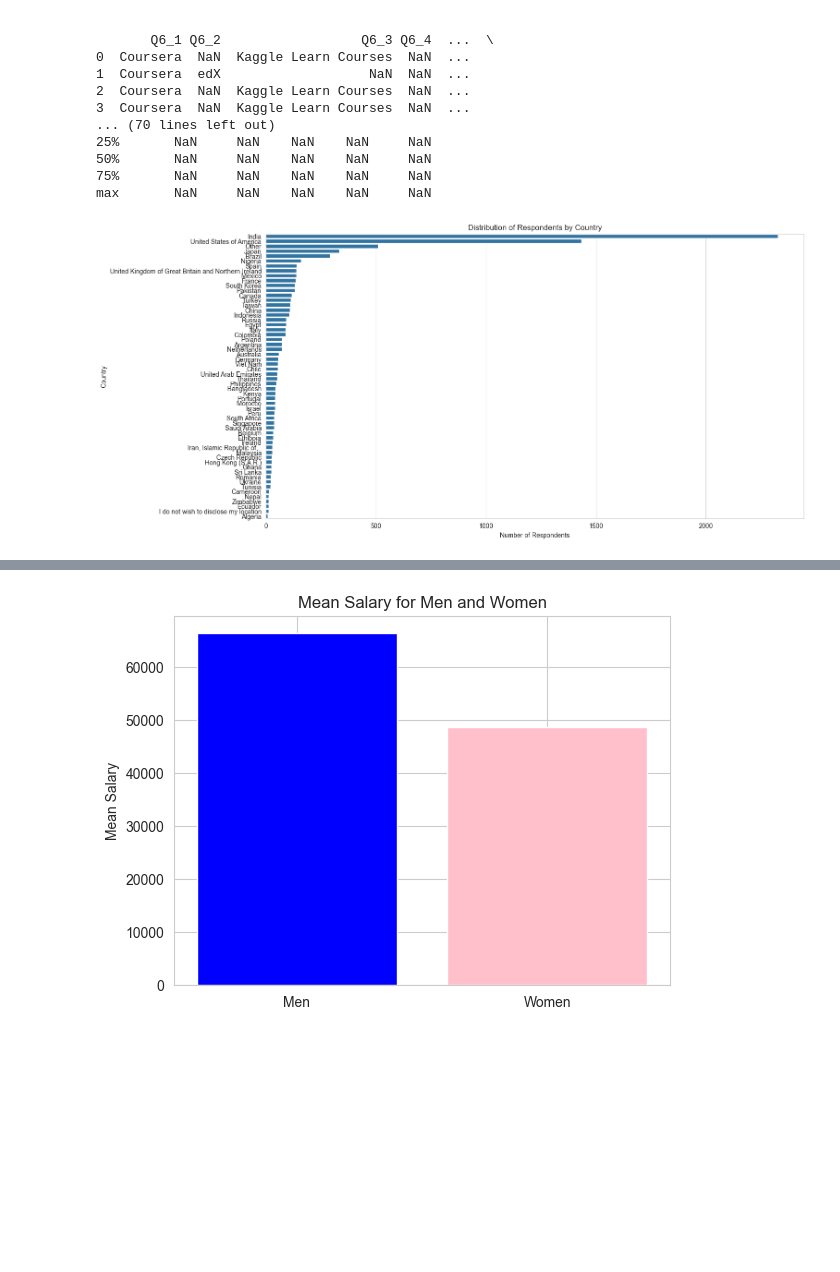
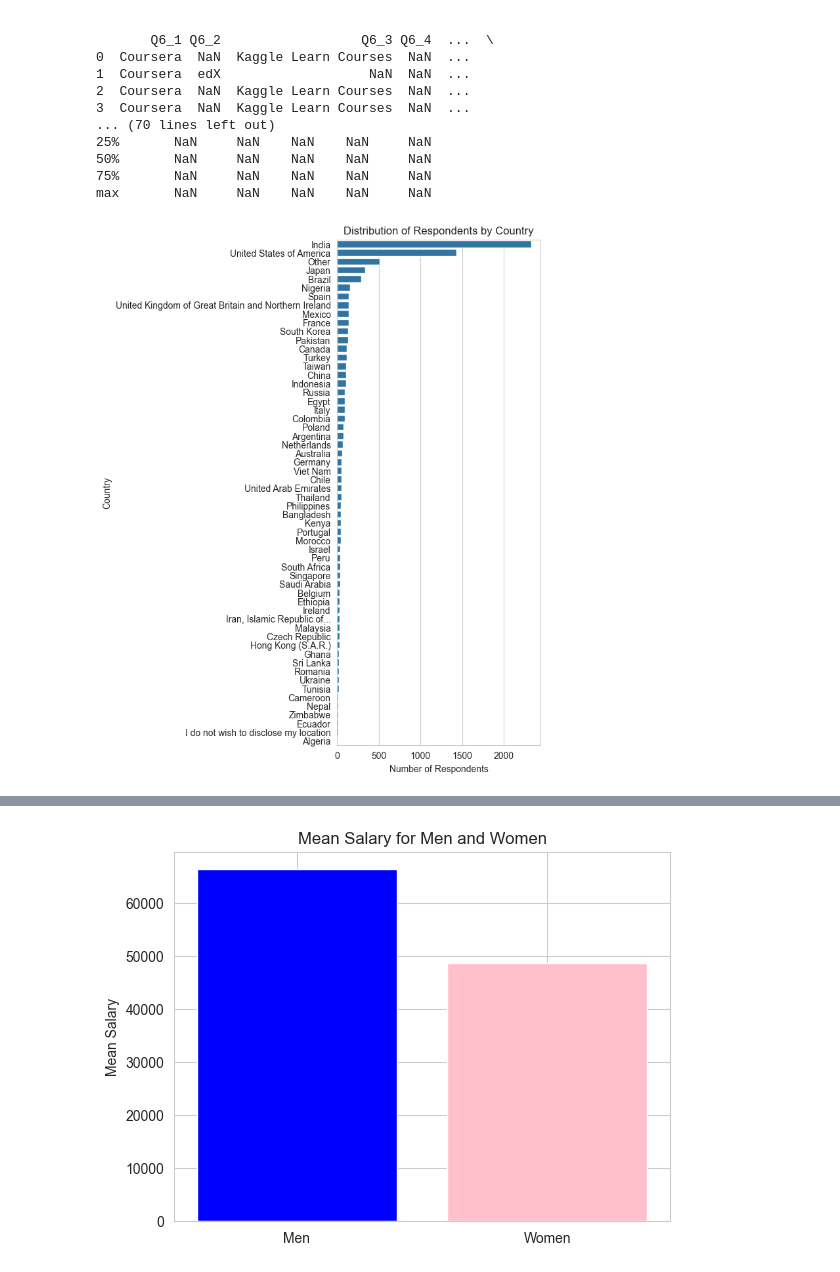
Before and after one commit to sourenpash/MIE162, a Jupyter notebook: Assignment 1/assignment_1.ipynb, the cells around one changed output, grey strips where cells are left out. Saved outputs shown, nothing was run; the diff lists cells and outputs as text; code cells hidden in the pictures; blank space fills up the shorter version.

Commit message:
Finished touch ups, added an extra two plots for question1 and used subplots to make things more compact

```diff
--- a/Assignment 1/assignment_1.ipynb
+++ b/Assignment 1/assignment_1.ipynb
@@ -33,35 +33,102 @@ print(df.describe())
 max       NaN     NaN    NaN    NaN     NaN
 # %%
 #Q1
-
 # Setting the aesthetics for the plots
 sns.set_style('whitegrid')
 
 # 1. Distribution of respondents across countries
-plt.figure(figsize=(15, 8))
+plt.figure(figsize=(4, 10))
 country_order = df['Q4'].value_counts().index
 sns.countplot(data=df, y='Q4', order=country_order)
 plt.title('Distribution of Respondents by Country')
 plt.xlabel('Number of Respondents')
 plt.ylabel('Country')
 plt.show()
 
 # 2. Age distribution of the respondents
-plt.figure(figsize=(10, 6))
-age_order = sorted(df['Q2'].unique())
-sns.histplot(data=df, x='Q2', bins=10, kde=True)
-plt.title('Age Distribution of Respondents')
-plt.xlabel('Age')
-plt.ylabel('Number of Respondents')
+# Mapping age ranges to representative values
+age_mapping = {
+    '18-21': '18-21',
+    '22-24': '22-24',
+    '25-29': '25-29',
+    '30-34': '30-34',
+    '35-39': '35-39',
+    '40-44': '40-44',
+    '45-49': '45-49',
+    '50-54': '50-54',
+    '55-59': '55-59',
+    '60-69': '60-69',
+    '70+': '70+'
+}
+
+# The mapping is redundant at this point, but I've kept it for clarity.
+df['age_ranges'] = df['Q2'].replace(age_mapping)
+
+# Sorting the dataframe based on the age ranges
+df = df.sort_values(by='age_ranges', key=lambda x: x.map({v: i for i, v in enumerate(age_mapping.keys())}))
+
+# Using the age ranges directly for plotting
+plt.figure(figsize=(4, 4))
+sns.histplot(data=df, x='age_ranges', hue='Q3', multiple="stack", discrete=True)
+plt.title('Age Distribution of Respondents by Gender')
+plt.xlabel('Age Ranges')
+plt.ylabel('Amount')
+plt.xticks(rotation=45)
+plt.tight_layout()
 plt.show()
 
 # 3. Distribution of educational qualifications
-plt.figure(figsize=(10, 6))
+plt.figure(figsize=(4, 4))
 education_order = df['Q8'].value_counts().index
 sns.countplot(data=df, y='Q8', order=education_order)
 plt.title('Distribution of Respondents by Education Level')
 plt.xlabel('Number of Respondents')
 plt.ylabel('Education Level')
 plt.show()
+
+# 4. Gender distribution of the respondents (Updated)
+gender_count = df['Q3'].value_counts()
+y = gender_count.values
+x = gender_count.index
+
+colors = ['yellowgreen','red','gold','lightskyblue','white','lightcoral','blue','pink']
+porcent = 100.*y/y.sum()
+
+patches, texts = plt.pie(y, colors=colors, startangle=90, radius=0.8)
+labels = ['{0} - {1:1.2f} %'.format(i,j) for i,j in zip(x, porcent)]
+
+sort_legend = True
+if sort_legend:
+    patches, labels, dummy =  zip(*sorted(zip(patches, labels, y),
+                                          key=lambda x: x[2],
+                                          reverse=True))
+
+plt.legend(patches, labels, loc='center left', bbox_to_anchor=(-0.1, 1.), fontsize=8)
+
+# Increase the vertical space for the title by adjusting the 'y' position
+plt.title('Gender Distribution of Respondents', y=1.3)  # Adjust the y position of the title
+
+plt.tight_layout()
+plt.savefig('gender_piechart.png', bbox_inches='tight')
+
+
+
+
+
+#5 Programming language U Salary
+# Concatenating the columns Q12_1 to Q12_15 to get a single series
+programming_languages = df[['Q12_1', 'Q12_2', 'Q12_3', 'Q12_4', 'Q12_5', 'Q12_6', 'Q12_7', 'Q12_8', 'Q12_9', 'Q12_10', 'Q12_11', 'Q12_12', 'Q12_13', 'Q12_14', 'Q12_15']].stack()
+
+# Getting the frequency of each language
+language_counts = programming_languages.value_counts()
+
+# Plotting the series as a bar chart
+plt.figure(figsize=(4, 4))
+language_counts.plot(kind='bar', color='skyblue')
+plt.title('Distribution of Programming Languages Used by Respondents')
+plt.xlabel('Programming Languages')
+plt.ylabel('Number of Respondents')
+plt.tight_layout()
+plt.show()
 # %% [output]
-[figure, old version]
+[figure, new version]
```
Also changed, not shown: parts of 4 cells of this notebook, 1 other file.
